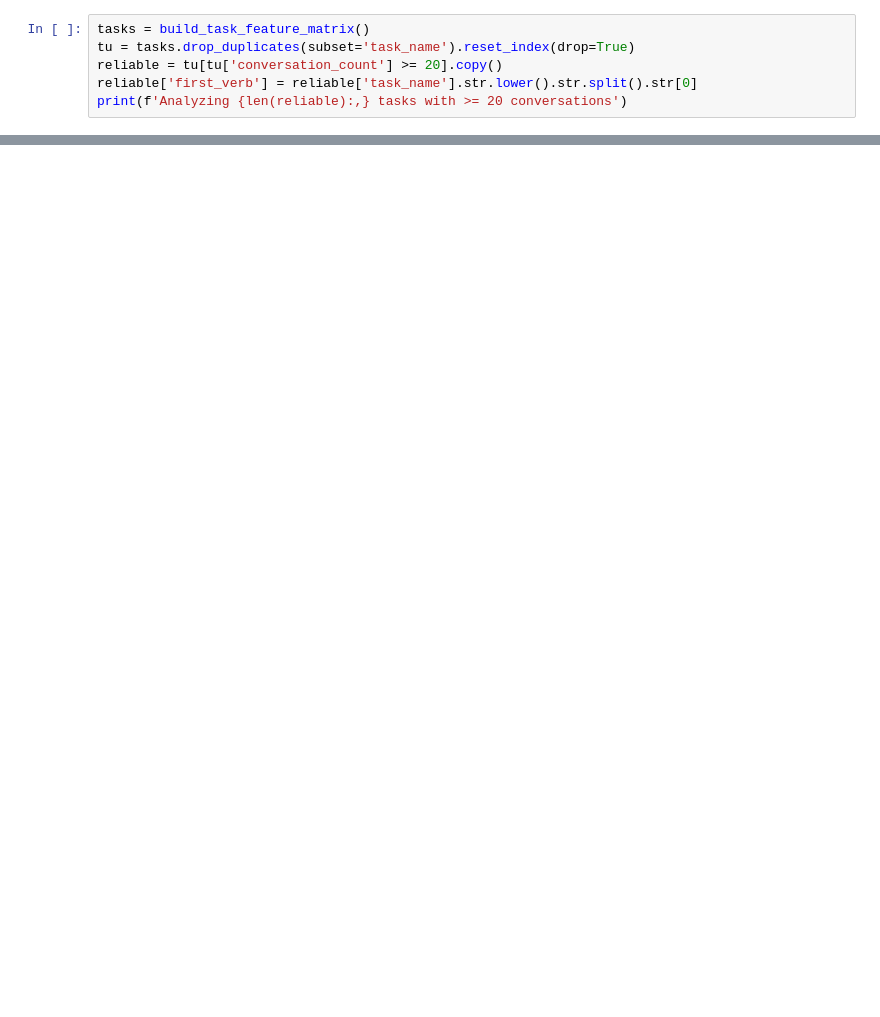
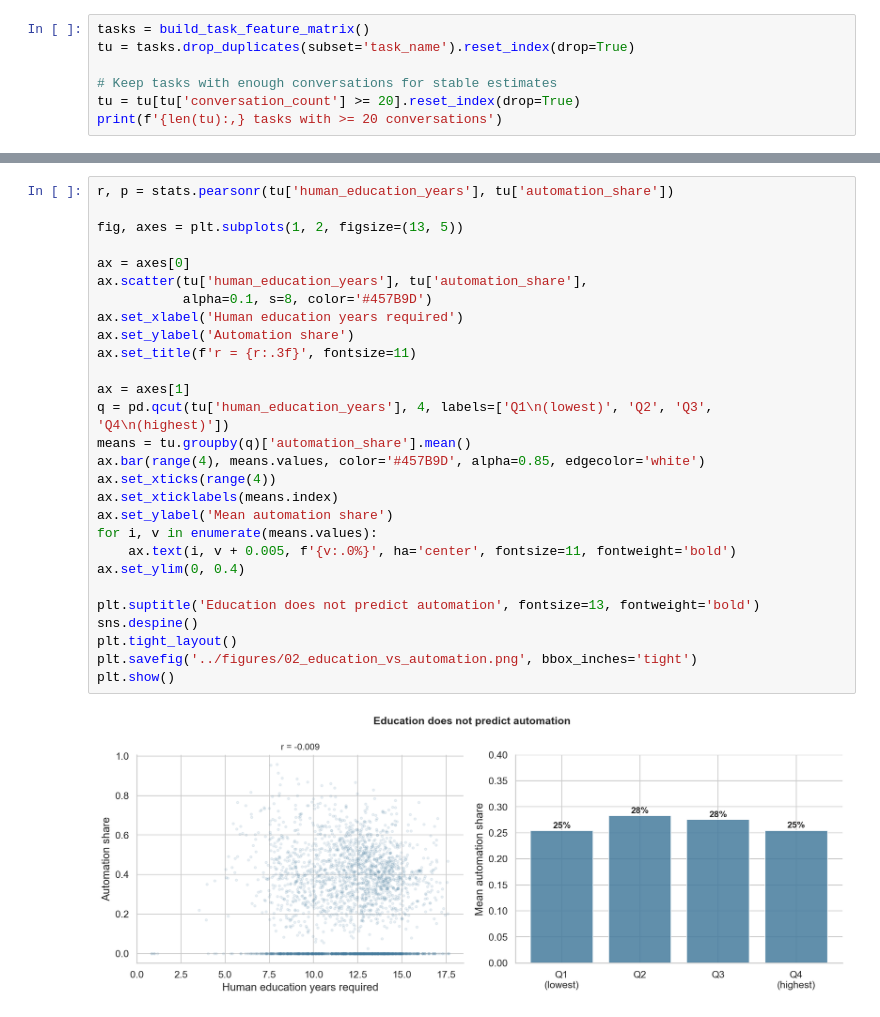
Before and after one commit to alvinekelund/what-predicts-ai-automation, a Jupyter notebook: notebooks/02_skill_compression.ipynb, the cells around one changed output, grey strips where cells are left out. Cells and saved outputs as stored; diff of their text form; blank space fills up the shorter version.

```diff
--- a/notebooks/02_skill_compression.ipynb
+++ b/notebooks/02_skill_compression.ipynb
@@ -31,7 +24,8 @@ C = {'auto': '#E63946', 'aug': '#457B9D', 'accent': '#F4A261', 'teal': '#2A9D8F'
 # %%
 tasks = build_task_feature_matrix()
 tu = tasks.drop_duplicates(subset='task_name').reset_index(drop=True)
-reliable = tu[tu['conversation_count'] >= 20].copy()
-reliable['first_verb'] = reliable['task_name'].str.lower().str.split().str[0]
-print(f'Analyzing {len(reliable):,} tasks with >= 20 conversations')
+
+# Keep tasks with enough conversations for stable estimates
+tu = tu[tu['conversation_count'] >= 20].reset_index(drop=True)
+print(f'{len(tu):,} tasks with >= 20 conversations')
 # %% [output]
@@ -43,0 +39,30 @@ This simple heuristic reveals a stark divide.
+# %%
+r, p = stats.pearsonr(tu['human_education_years'], tu['automation_share'])
+
+fig, axes = plt.subplots(1, 2, figsize=(13, 5))
+
+ax = axes[0]
+ax.scatter(tu['human_education_years'], tu['automation_share'],
+           alpha=0.1, s=8, color='#457B9D')
+ax.set_xlabel('Human education years required')
+ax.set_ylabel('Automation share')
+ax.set_title(f'r = {r:.3f}', fontsize=11)
+
+ax = axes[1]
+q = pd.qcut(tu['human_education_years'], 4, labels=['Q1\n(lowest)', 'Q2', 'Q3', 'Q4\n(highest)'])
+means = tu.groupby(q)['automation_share'].mean()
+ax.bar(range(4), means.values, color='#457B9D', alpha=0.85, edgecolor='white')
+ax.set_xticks(range(4))
+ax.set_xticklabels(means.index)
+ax.set_ylabel('Mean automation share')
+for i, v in enumerate(means.values):
+    ax.text(i, v + 0.005, f'{v:.0%}', ha='center', fontsize=11, fontweight='bold')
+ax.set_ylim(0, 0.4)
+
+plt.suptitle('Education does not predict automation', fontsize=13, fontweight='bold')
+sns.despine()
+plt.tight_layout()
+plt.savefig('../figures/02_education_vs_automation.png', bbox_inches='tight')
+plt.show()
+# %% [output]
+[figure, added]
```
Also changed, not shown: parts of 25 cells of this notebook, 25 other files.
